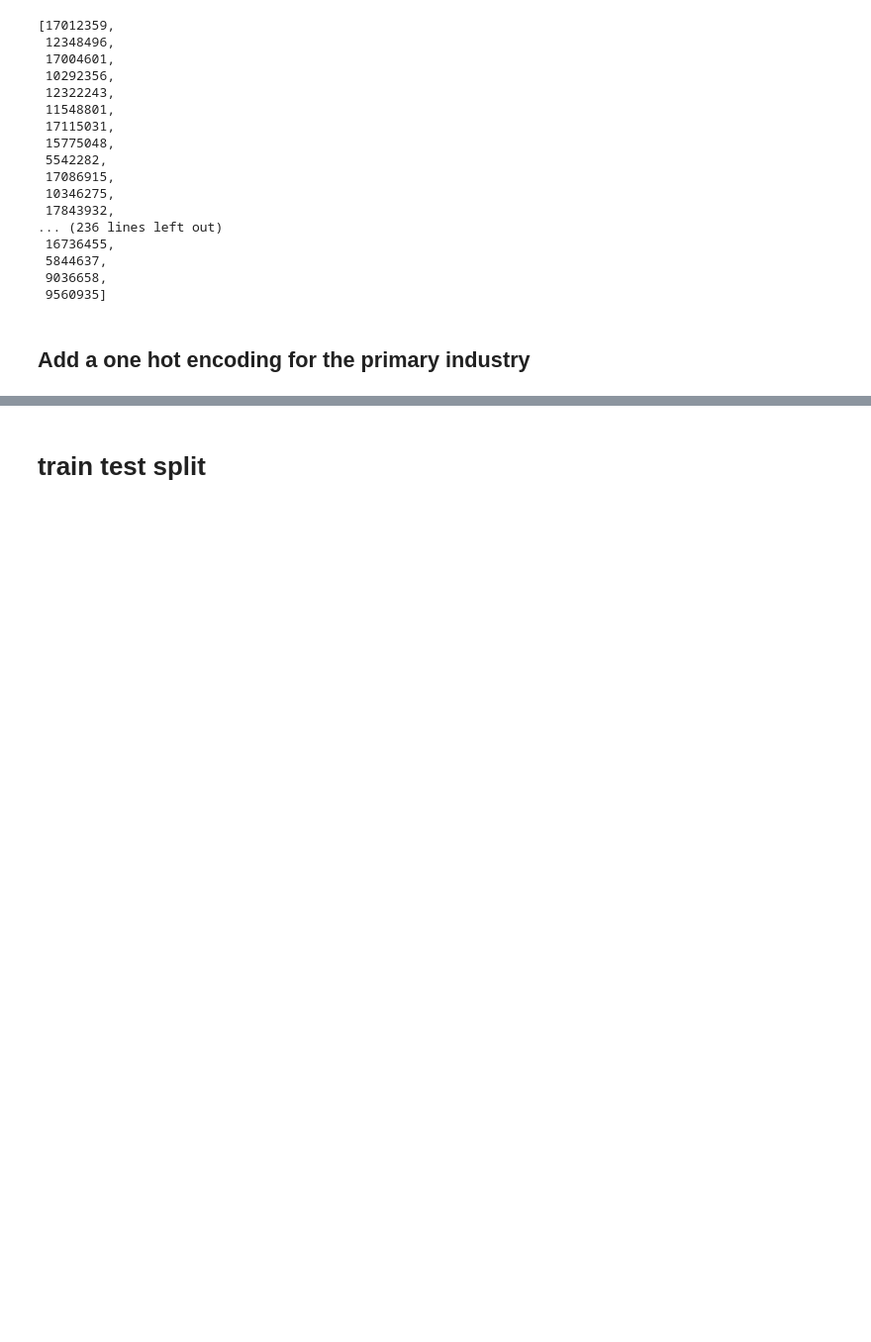
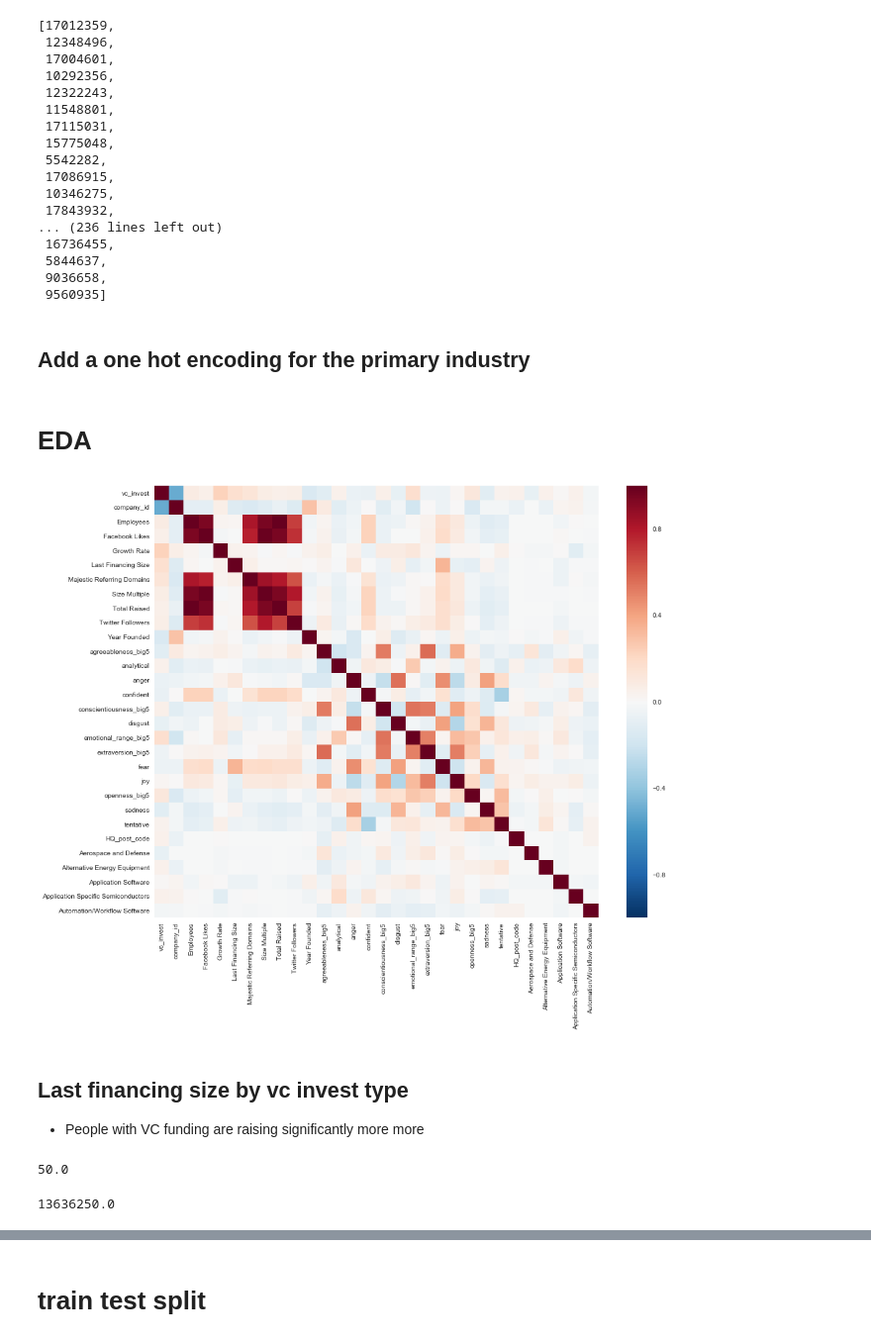
Before and after one commit to jonhilgart22/founder_nlp_analysis, a Jupyter notebook: notebooks/Train_Models_VcInvest0_VcInvest1_1.0_MISSING_SENTIMENT.ipynb, the cells around one changed output, grey strips where cells are left out. Shown at 99% size. Saved outputs shown, nothing was run; the diff lists cells and outputs as text; code cells hidden in the pictures; blank space fills up the shorter version.

```diff
--- a/notebooks/Train_Models_VcInvest0_VcInvest1_1.0_MISSING_SENTIMENT.ipynb
+++ b/notebooks/Train_Models_VcInvest0_VcInvest1_1.0_MISSING_SENTIMENT.ipynb
@@ -268,3 +308,13 @@ training_df = training_df[['vc_invest','company_id', 'Employees', 'Facebook Like
        'Social/Platform Software', 'Specialty Retail', 'Surgical Devices',
        'Therapeutic Devices', 'Vertical Market Software', 'Water Utilities',
        'Wireless Service Providers']]
+# %% [markdown]
+# EDA
+# %%
+plt.figure(figsize=(15,12))
+sns.heatmap(training_df.iloc[:,:30].corr());
+# %% [output]
+[figure, added]
+# %% [markdown]
+## Last financing size by vc invest type
+- People with VC funding are raising significantly more more
@@ -270,0 +325,8 @@ training_df = training_df[['vc_invest','company_id', 'Employees', 'Facebook Like
+# %%
+vc_invest_1 .describe()['50%']/ vc_invest_0 .describe()['50%']
+# %% [output]
+50.0
+# %%
+vc_invest_1 .describe()['mean']
+# %% [output]
+13636250.0
```
Also changed, not shown: parts of 18 cells of this notebook.
